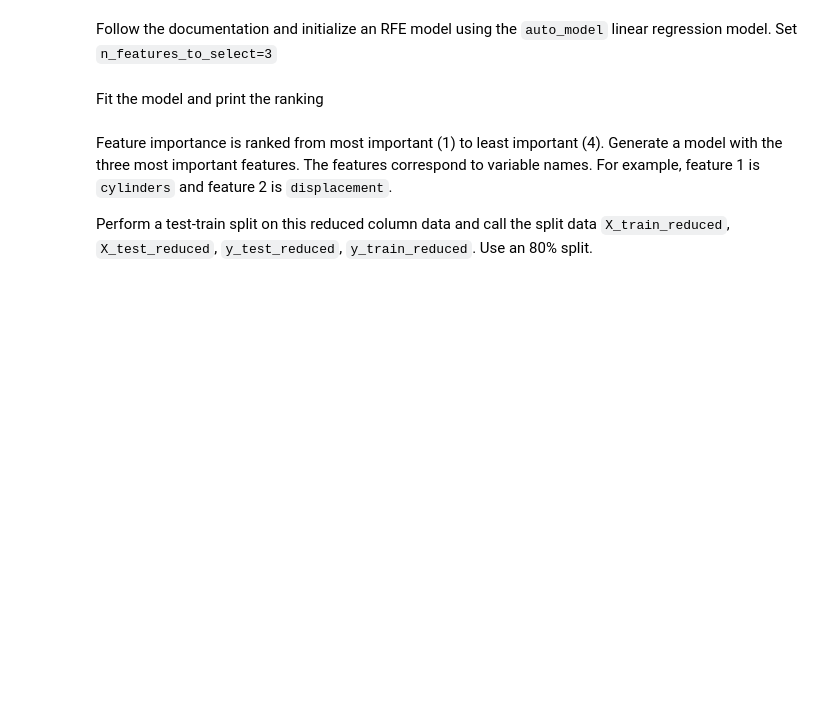
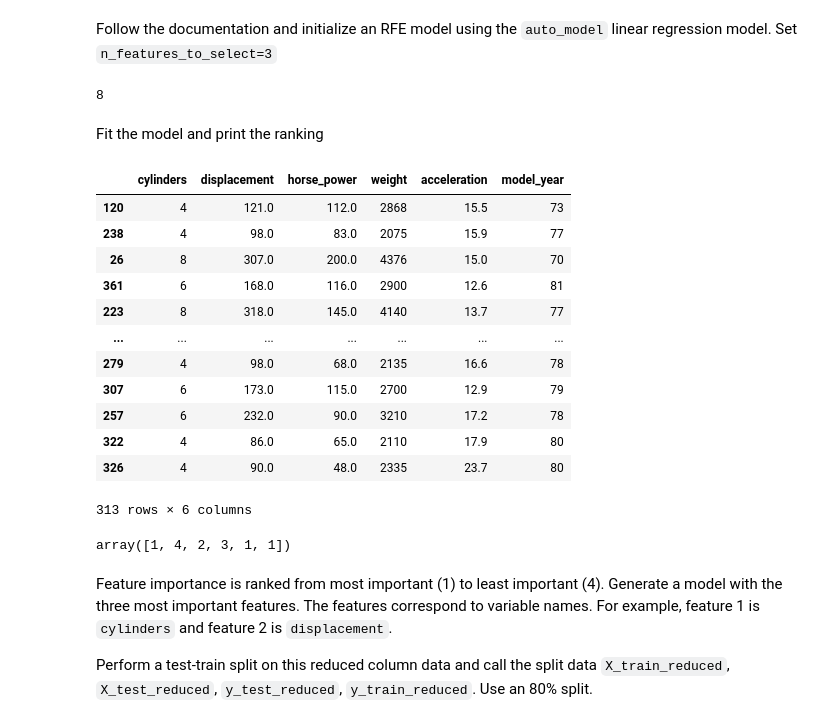
Before and after one commit to 0906manish/lab-intro-to-sklearn-en, a Jupyter notebook: your-code/main.ipynb, the cells around one changed output. Drawn from its saved outputs; the diff is of its cells as text; code cells hidden in the pictures; blank space fills up the shorter version.

```diff
--- a/your-code/main.ipynb
+++ b/your-code/main.ipynb
@@ -319,5 +364,9 @@ In the next cell, we will import RFE
 from sklearn.feature_selection import RFE
 # %% [markdown]
 Follow the documentation and initialize an RFE model using the `auto_model` linear regression model. Set `n_features_to_select=3`
+# %%
+len(auto.columns)
+# %% [output]
+8
 # %%
 # Your code here:
@@ -328,3 +377,31 @@ Fit the model and print the ranking
+# %%
+X_train
+# %% [output]
+|  | cylinders | displacement | horse_power | weight | acceleration | model_year |
+| 120 | 4 | 121.0 | 112.0 | 2868 | 15.5 | 73 |
+| 238 | 4 | 98.0 | 83.0 | 2075 | 15.9 | 77 |
+| 26 | 8 | 307.0 | 200.0 | 4376 | 15.0 | 70 |
+| 361 | 6 | 168.0 | 116.0 | 2900 | 12.6 | 81 |
+| 223 | 8 | 318.0 | 145.0 | 4140 | 13.7 | 77 |
+| ... | ... | ... | ... | ... | ... | ... |
+| 279 | 4 | 98.0 | 68.0 | 2135 | 16.6 | 78 |
+| 307 | 6 | 173.0 | 115.0 | 2700 | 12.9 | 79 |
+| 257 | 6 | 232.0 | 90.0 | 3210 | 17.2 | 78 |
+| 322 | 4 | 86.0 | 65.0 | 2110 | 17.9 | 80 |
+| 326 | 4 | 90.0 | 48.0 | 2335 | 23.7 | 80 |
+313 rows × 6 columns
+# %%
+# Your code here:
+selector = selector.fit(X_train, y_train)
+selector.ranking_
+
+#y_tain_pred = selector.predict(X_train)
+#y_tet_pred = selector.predict(X_test)
+#r_score_train = r2_score(y_train, y_tain_pred)
+#r_score_test = r2_score(y_test, y_tet_pred)
+#r_score_train, r_score_test
+# %% [output]
+array([1, 4, 2, 3, 1, 1])
 # %% [markdown]
 Feature importance is ranked from most important (1) to least important (4). Generate a model with the three most important features. The features correspond to variable names. For example, feature 1 is `cylinders` and feature 2 is `displacement`.
 
```
Also changed, not shown: parts of 12 cells of this notebook.
